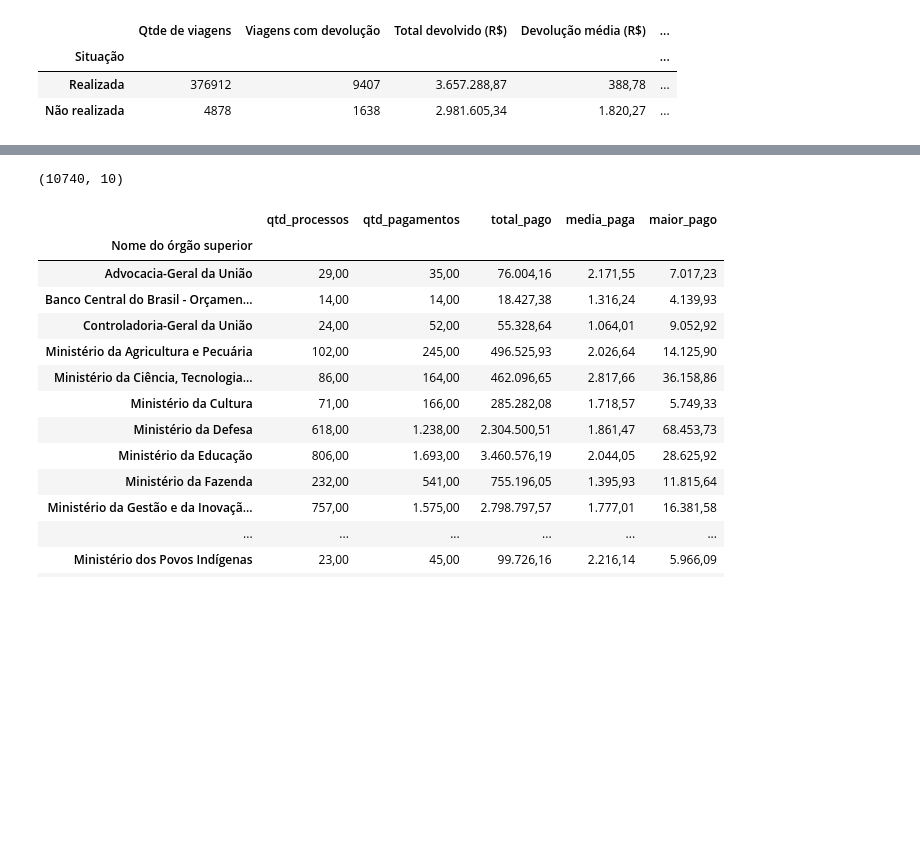
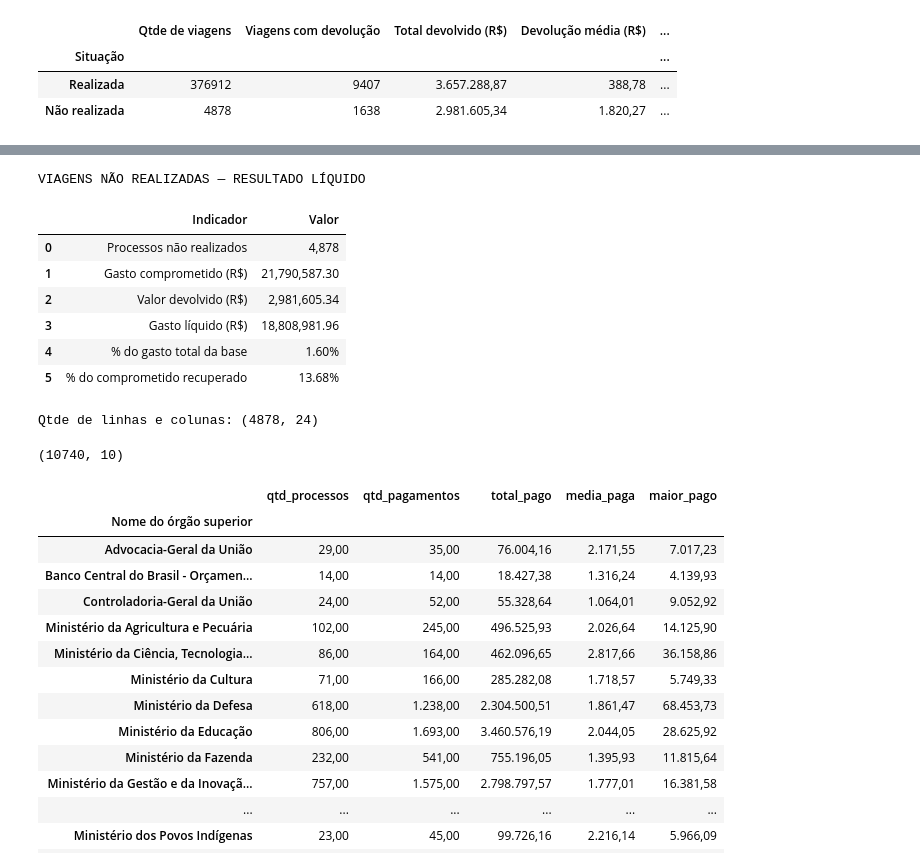
Before and after one commit to rafael-m-ferreira/caixaverso_projeto_final, a Jupyter notebook: notebooks/analise.ipynb, the cells around one changed output, grey strips where cells are left out. Saved outputs shown, nothing was run; the diff lists cells and outputs as text; code cells hidden in the pictures; blank space fills up the shorter version.

Commit message:
análise da proporção de viagens realizadas e não realizadas

```diff
--- a/notebooks/analise.ipynb
+++ b/notebooks/analise.ipynb
@@ -346,4 +351,42 @@ Quantidade de nulos: 0
+# %%
+# Resultado líquido das viagens não realizadas
+nr = df_viagem[df_viagem['Situação'] == 'Não realizada']
+
+comprometido = nr['Gasto total'].sum()
+devolvido    = nr['Valor devolução'].sum()
+liquido      = nr['Gasto líquido'].sum()
+base_total   = df_viagem['Gasto total'].sum()
+
+print('VIAGENS NÃO REALIZADAS — RESULTADO LÍQUIDO')
+resultado_liq = pd.DataFrame({
+    'Indicador': ['Processos não realizados',
+                  'Gasto comprometido (R$)',
+                  'Valor devolvido (R$)',
+                  'Gasto líquido (R$)',
+                  '% do gasto total da base',
+                  '% do comprometido recuperado'],
+    'Valor': [f'{len(nr):,}',
+              f'{comprometido:,.2f}',
+              f'{devolvido:,.2f}',
+              f'{liquido:,.2f}',
+              f'{100*liquido/base_total:.2f}%',
+              f'{100*devolvido/comprometido:.2f}%']
+})
+display(resultado_liq)
+# %% [output]
+VIAGENS NÃO REALIZADAS — RESULTADO LÍQUIDO
+|  | Indicador | Valor |
+| 0 | Processos não realizados | 4,878 |
+| 1 | Gasto comprometido (R$) | 21,790,587.30 |
+| 2 | Valor devolvido (R$) | 2,981,605.34 |
+| 3 | Gasto líquido (R$) | 18,808,981.96 |
+| 4 | % do gasto total da base | 1.60% |
+| 5 | % do comprometido recuperado | 13.68% |
 # %%
+# Filtrando não realizadas:
+df_nao_realizadas = df_viagem_limpo[df_viagem_limpo["Situação"]=="Não realizada"]
+print('Qtde de linhas e colunas:',df_nao_realizadas.shape)
+
 # Comparando não realizadas com a tabela 2026_Pagamento:
 id_nao_realizadas = df_nao_realizadas['Identificador do processo de viagem']
 
@@ -353,7 +396,8 @@ df_pagto_nao_realizadas = df_pagamento[
 
 df_pagto_nao_realizadas.shape
 # %% [output]
-(10740, 10)
+Qtde de linhas e colunas: (4878, 24)
+(10740, 10)
 # %%
 resumo = df_pagto_nao_realizadas.groupby('Nome do órgão superior').agg(
     qtd_processos=('Identificador do processo de viagem', 'nunique'),
```
Also changed, not shown: parts of 5 cells of this notebook.
